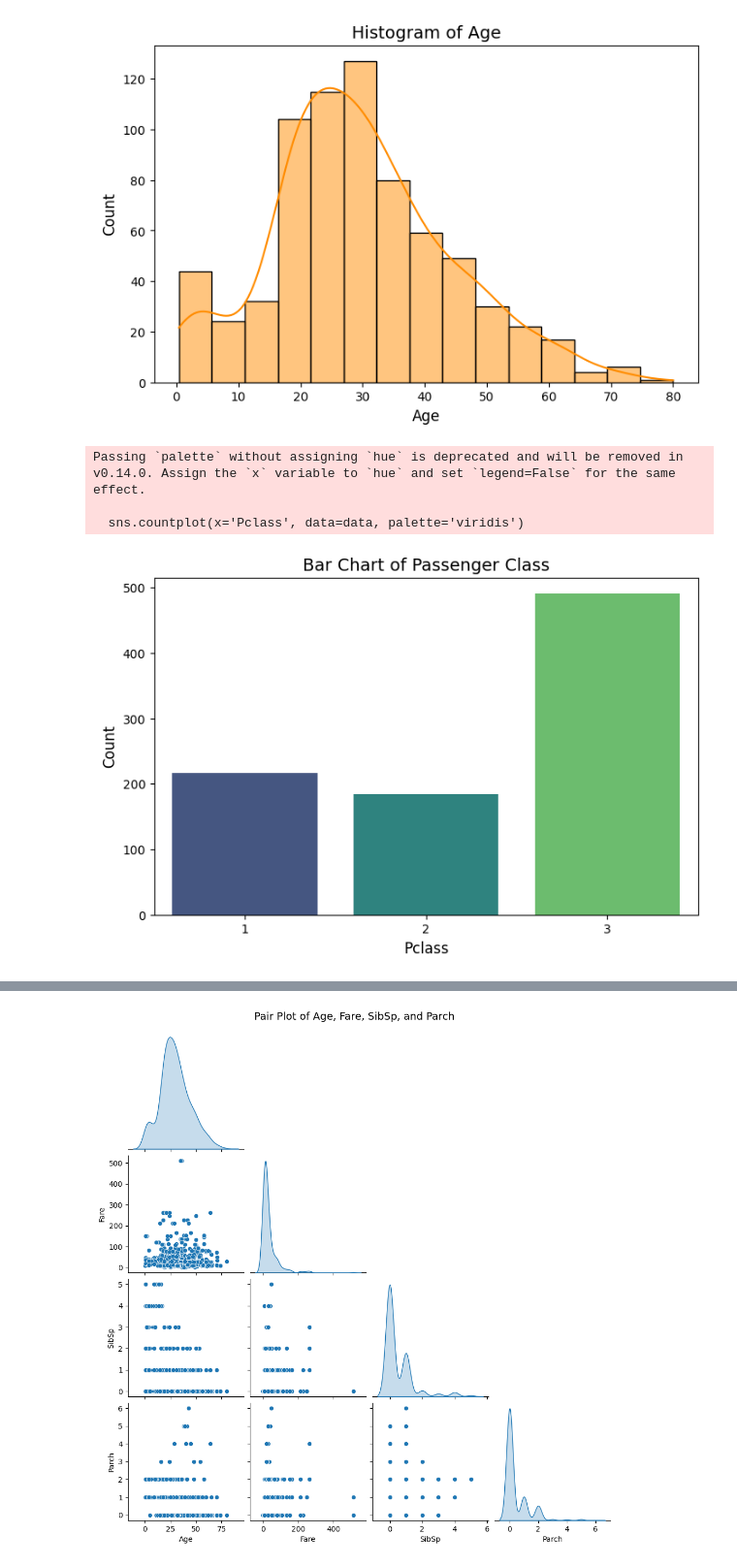
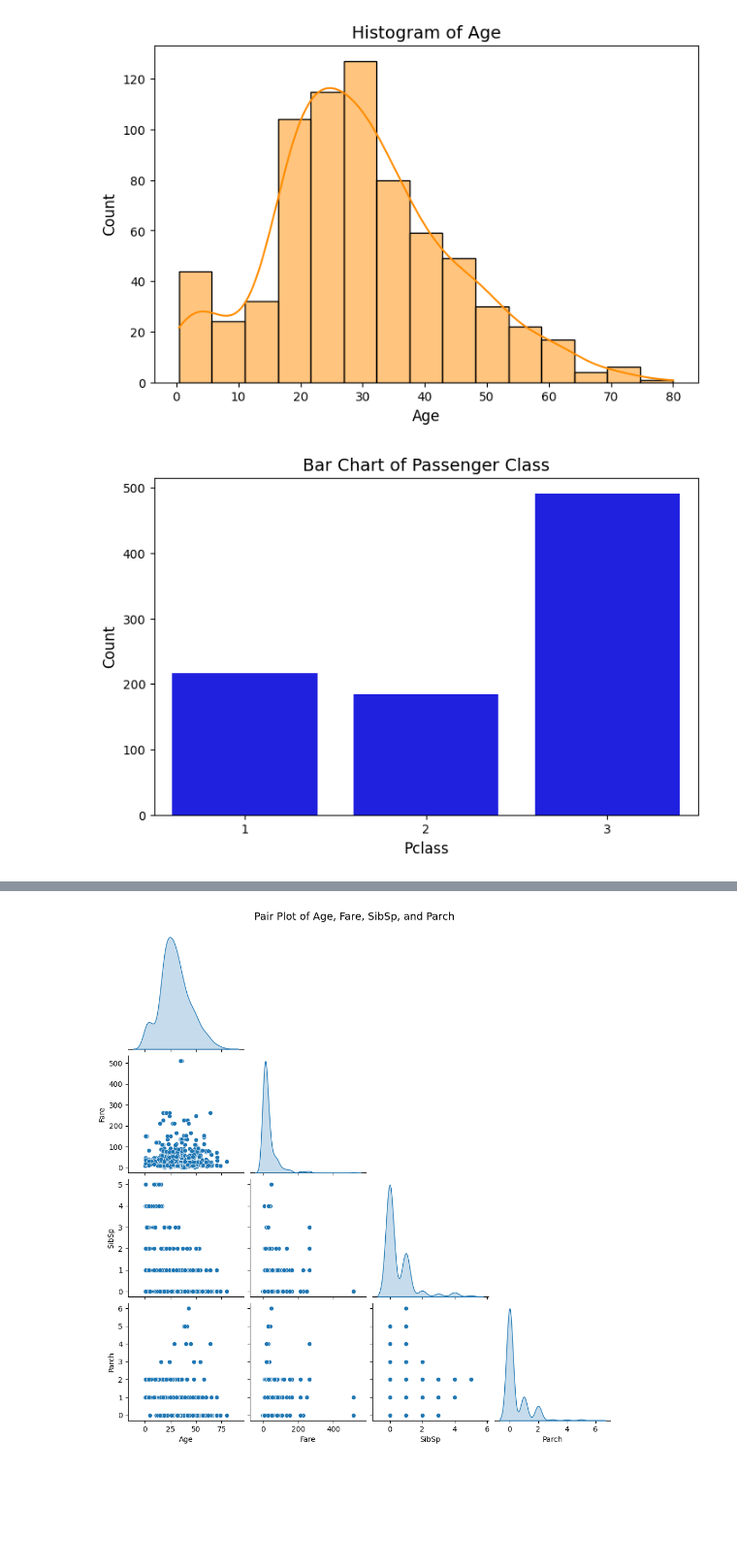
Before and after one commit to 2303A51552/ADM-2025, a Jupyter notebook: Lab_02.ipynb, the cells around one changed output, grey strips where cells are left out. Shown: that part at 97% size. Cells and saved outputs as stored; diff of their text form; code cells hidden in the pictures; blank space fills up the shorter version.

```diff
--- a/Lab_02.ipynb
+++ b/Lab_02.ipynb
@@ -6,7 +6,7 @@ import pandas as pd
 import seaborn as sns
 import matplotlib.pyplot as plt
 # %%
-data=pd.read_csv("//content/_titanic.csv")
+data=pd.read_csv("/content/_titanic.csv")
 # %%
 # 1. Generate statistical summary
 print("Statistical Summary:")
@@ -44,16 +44,13 @@ plt.show()
 # %%
 # b. Bar Chart for Passenger Class (Pclass)
 plt.figure(figsize=(8, 5))
-sns.countplot(x='Pclass', data=data, palette='viridis')
+sns.countplot(x='Pclass', data=data,color='blue')
 plt.title('Bar Chart of Passenger Class', fontsize=14)
 plt.xlabel('Pclass', fontsize=12)
 plt.ylabel('Count', fontsize=12)
 plt.show()
 # %% [output]
-Passing `palette` without assigning `hue` is deprecated and will be removed in v0.14.0. Assign the `x` variable to `hue` and set `legend=False` for the same effect.
-
-  sns.countplot(x='Pclass', data=data, palette='viridis')
-[figure, old version]
+[figure, new version]
 # %%
 # c. Box Plot of Age by Passenger Class
 plt.figure(figsize=(8, 5))
```
Also changed, not shown: parts of 4 cells of this notebook.
